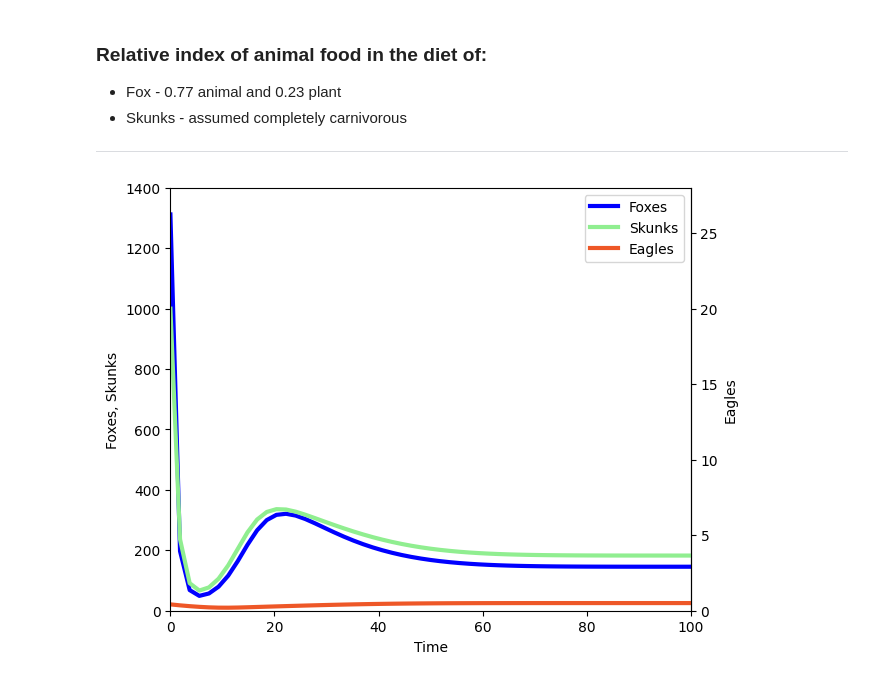
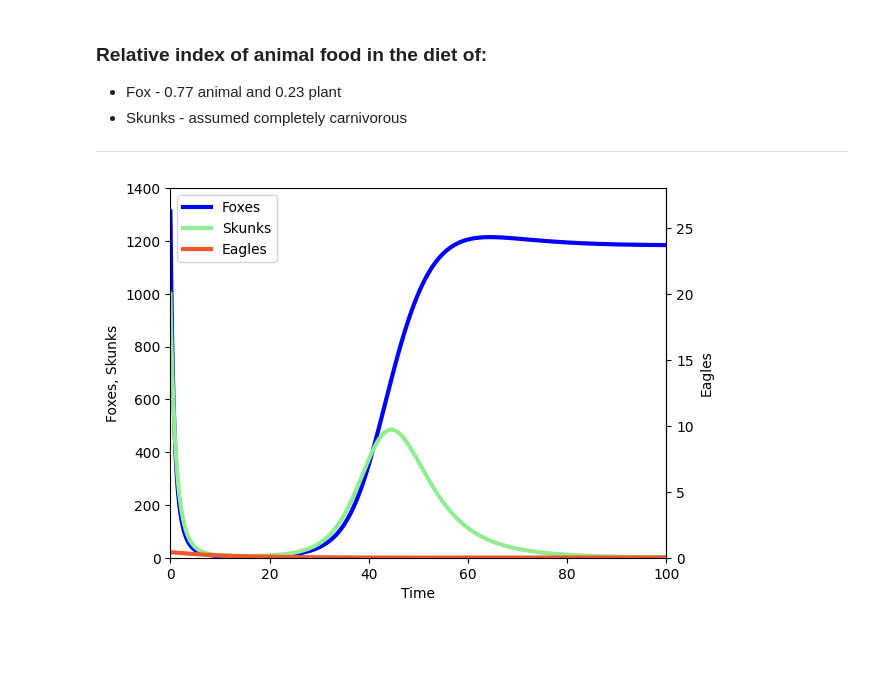
Before and after one commit to mkayeterry/MCDB172, a Jupyter notebook: final/final_LVfoxes.ipynb, the cells around one changed output. Cells and saved outputs as stored; diff of their text form; code cells hidden in the pictures; blank space fills up the shorter version.

```diff
--- a/final/final_LVfoxes.ipynb
+++ b/final/final_LVfoxes.ipynb
@@ -106,8 +106,8 @@ F_cap_max = np.array([37, ])
 F_cap_min = np.array([19.6, ])
 cap_year = np.array([1993, 1995, 1996, 1997, 1998, 1999])
 # %%
-# ## Differential Equations
-dFdt = r_f * F * (1 - ((F + (beta_fs * S)) / K_f)) - mu_f * ((phi * F) / ((phi * F) + (sigma * S) + (P))) * E * F
-dSdt = r_s * S * (1 - ((S + (beta_sf * F)) / K_s)) - mu_s * ((sigma * S) / ((phi * F) + (sigma * S) + (P))) * E * S
-dPdt = r_p * P * (1 - (P / K_p)) - mu_p * (P / ((phi * F) + (sigma * S) + (P))) * E * P
-dEdt = (((lambda_f * mu_f * phi * F) + (lambda_s * mu_s * sigma * (S**2)) + (lambda_p * mu_p * (P**2)) * E) / ((phi * F) + (sigma * S) + (P))) - (nu * E)
+# # Differential Equations
+# dFdt = r_f * F * (1 - ((F + (beta_fs * S)) / K_f)) - mu_f * ((phi * F) / ((phi * F) + (sigma * S) + (P))) * E * F
+# dSdt = r_s * S * (1 - ((S + (beta_sf * F)) / K_s)) - mu_s * ((sigma * S) / ((phi * F) + (sigma * S) + (P))) * E * S
+# dPdt = r_p * P * (1 - (P / K_p)) - mu_p * (P / ((phi * F) + (sigma * S) + (P))) * E * P
+# dEdt = (((lambda_f * mu_f * phi * (F**2)) + (lambda_s * mu_s * sigma * (S**2)) + (lambda_p * mu_p * (P**2)) * E) / ((phi * F) + (sigma * S) + (P))) - (nu * E)
@@ -122,63 +114,78 @@ def derivative(X, t, phi, sigma, nu, r_f, r_s, r_p, K_f, K_s, K_p, mu_f, mu_s, m
 # %%
-def deriv(state, t):
-    # unpack state variables
-    F, S, P, E = state
+# ------------------------------------------------------------------------------------------------
+# Without Pigs
+def LV(state, t):
+    F, S, E = state
 
-    # define system of equations
-    dFdt = r_f * F * (1 - ((F + (beta_fs * S)) / K_f)) - mu_f * ((phi * F) / ((phi * F) + (sigma * S) + (P))) * E * F
-    dSdt = r_s * S * (1 - ((S + (beta_sf * F)) / K_s)) - mu_s * ((sigma * S) / ((phi * F) + (sigma * S) + (P))) * E * S
-    dPdt = r_p * P * (1 - (P / K_p)) - mu_p * (P / ((phi * F) + (sigma * S) + (P))) * E * P
-    dEdt = (((lambda_f * mu_f * phi * F) + (lambda_s * mu_s * sigma * (S**2)) + (lambda_p * mu_p * (P**2)) * E) / ((phi * F) + (sigma * S) + (P))) - (nu * E)
-    return np.array([dFdt, dSdt, dPdt, dEdt])
+    dFdt = r_f * F * (1 - ((F + (beta_fs * S)) / K_f)) - mu_f * ((phi * F) / ((phi * F) + (sigma * S))) * E * F
+    dSdt = r_s * S * (1 - ((S + (beta_sf * F)) / K_s)) - mu_s * ((sigma * S) / ((phi * F) + (sigma * S))) * E * S
+    dEdt = (((lambda_f * mu_f * phi * (F**2)) + (lambda_s * mu_s * sigma * (S**2)) * E) / ((phi * F) + (sigma * S))) - (nu * E)
+    return np.array([dFdt, dSdt, dEdt])
 
+t = np.linspace(0, 100, 1500)
 
-t = np.linspace(0, 100, 55)
+state0 = [F0, S0, E0]
 
-state0 = [F0, S0, P0/1000, E0]
+state = odeint(LV, state0, t)
 
-N = np.sum(state0)
-
-state = odeint(deriv, state0, t)
-
-F, S, P, E = state.T
-
-
+F, S, E = state.T
 
 def y1_y2(x):
     return ((2*x)/100)
 
 def y2_y1(x):
     return x*50
 
-fig, ax = plt.subplots(constrained_layout=True)
+fig, ax = plt.subplots()
 ax.plot(t, F, '-', linewidth = 3, label = 'Foxes', color = 'blue')
 ax.plot(t, S, '-', linewidth = 3, label = 'Skunks', color = 'lightgreen')
 ax.plot(t, E, '-', linewidth = 3, label = 'Eagles', color = '#ee5727')
 ax.set_xlabel('Time')
 ax.set_ylabel('Foxes, Skunks')
 secax = ax.secondary_yaxis('right', functions = (y1_y2, y2_y1))
 secax.set_ylabel('Eagles')
 secax.set_ylim(0, 30)
-plt.xlim(0, 100)
-plt.ylim(0, 1400)
-plt.legend()
+ax.set_xlim(0, 100)
+ax.set_ylim(0, 1400)
+ax.legend()
 plt.show()
+# -------------------------------------------------------------------------------
 
+# With Pigs
+def LV_pigs(state_2, t):
+    F_2, S_2, P_2, E_2 = state_2
 
+    dFdt = (r_f * F_2 * (1 - ((F_2 + (beta_fs * S_2)) / K_f))) - mu_f * ((phi * F_2) / ((phi * F_2) + (sigma * S_2) + (P_2))) * E_2 * F_2
+    dSdt = (r_s * S_2 * (1 - ((S_2 + (beta_sf * F_2)) / K_s))) - mu_s * ((sigma * S_2) / ((phi * F_2) + (sigma * S_2) + (P_2))) * E_2 * S_2
+    dPdt = (r_p * P_2 * (1 - (P_2 / K_p))) - mu_p * (P_2 / ((phi * F_2) + (sigma * S_2) + (P_2))) * E_2 * P_2
+    dEdt = (((lambda_f * mu_f * phi * (F_2**2)) + (lambda_s * mu_s * sigma * (S_2**2)) + (lambda_p * mu_p * (P_2**2)) * E_2) / ((phi * F_2) + (sigma * S_2) + (P_2))) - (nu * E_2)
+    return np.array([dFdt, dSdt, dPdt, dEdt])
 
-fig, ax = plt.subplots(constrained_layout=True)
-ax.plot(t, F, '-', linewidth = 3, label = 'Foxes', color = 'blue')
-ax.plot(t, S, '-', linewidth = 3, label = 'Skunks', color = 'lightgreen')
-ax.plot(t, E, '-', linewidth = 3, label = 'Eagles', color = '#ee5727')
-ax.plot(t, P, '-', linewidth = 3, label = 'Pigs', color = 'orange')
+state0_2 = [F0, S0, P0, E0]
+
+state_2 = odeint(LV_pigs, state0_2, t)
+
+F_2, S_2, P_2, E_2 = state_2.T
+
+def y1_y2(x):
+    return ((2*x)/100)
+
+def y2_y1(x):
+    return x*50
+
+fig, ax = plt.subplots()
+ax.plot(t, F_2, '-', linewidth = 3, label = 'Foxes', color = 'blue')
+ax.plot(t, S_2, '-', linewidth = 3, label = 'Skunks', color = 'lightgreen')
+ax.plot(t, E_2, '-', linewidth = 3, label = 'Eagles', color = '#ee5727')
+ax.plot(t, P_2/1000, '-', linewidth = 3, label = 'Pigs')
 ax.set_xlabel('Time')
 ax.set_ylabel('Foxes, Skunks')
 secax = ax.secondary_yaxis('right', functions = (y1_y2, y2_y1))
-secax.set_ylabel(r'Pigs ($\frac{1}{1000}$), Eagles')
+secax.set_ylabel('Eagles')
 secax.set_ylim(0, 30)
-plt.xlim(0, 100)
-plt.ylim(0, 2000)
-plt.legend()
+ax.set_xlim(0, 100)
+ax.set_ylim(0, 1400)
+ax.legend()
 plt.show()
 # %% [output]
-[figure, old version]
+[figure, new version]
```
Also changed, not shown: parts of 4 cells of this notebook, 4 other files.
